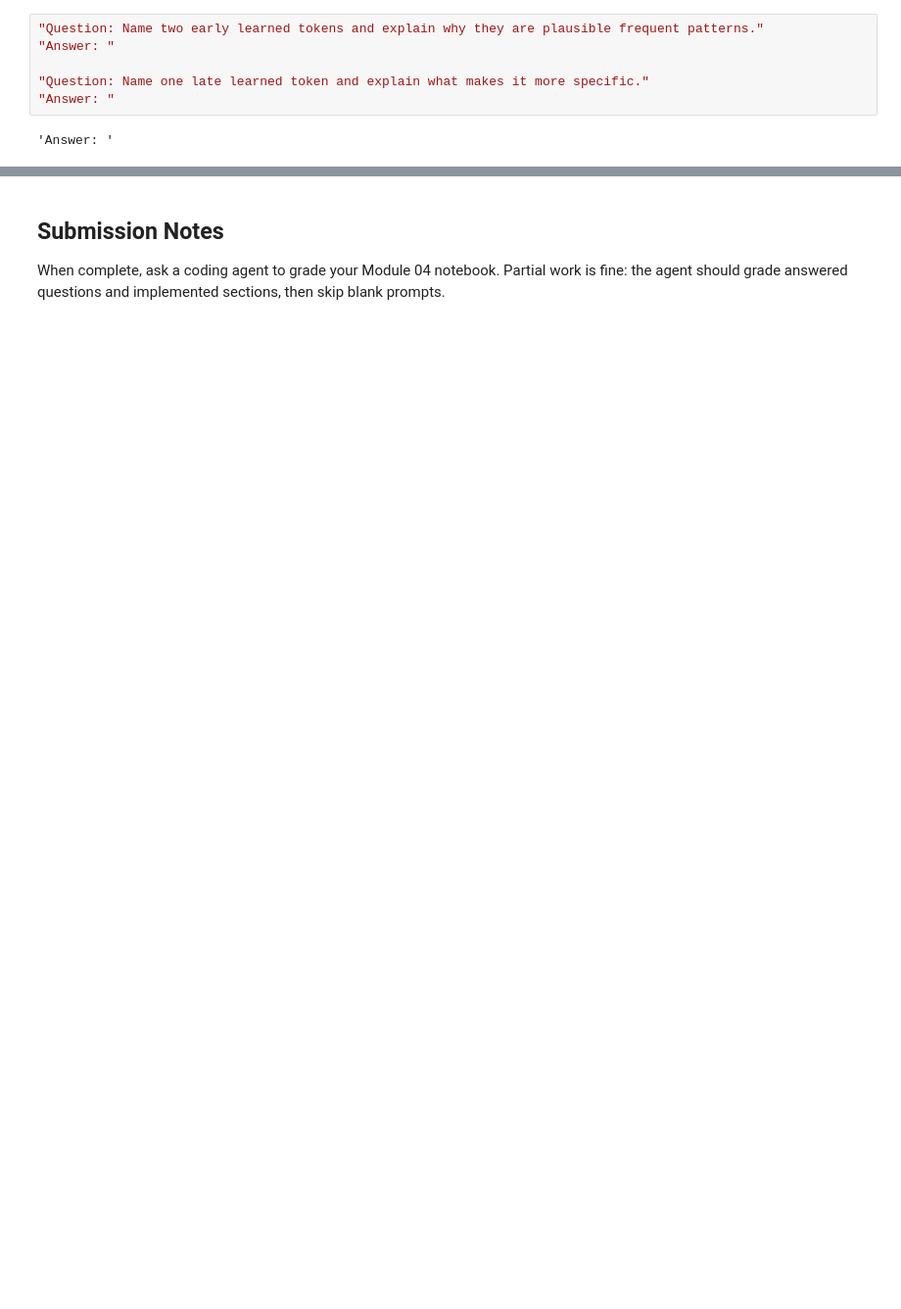
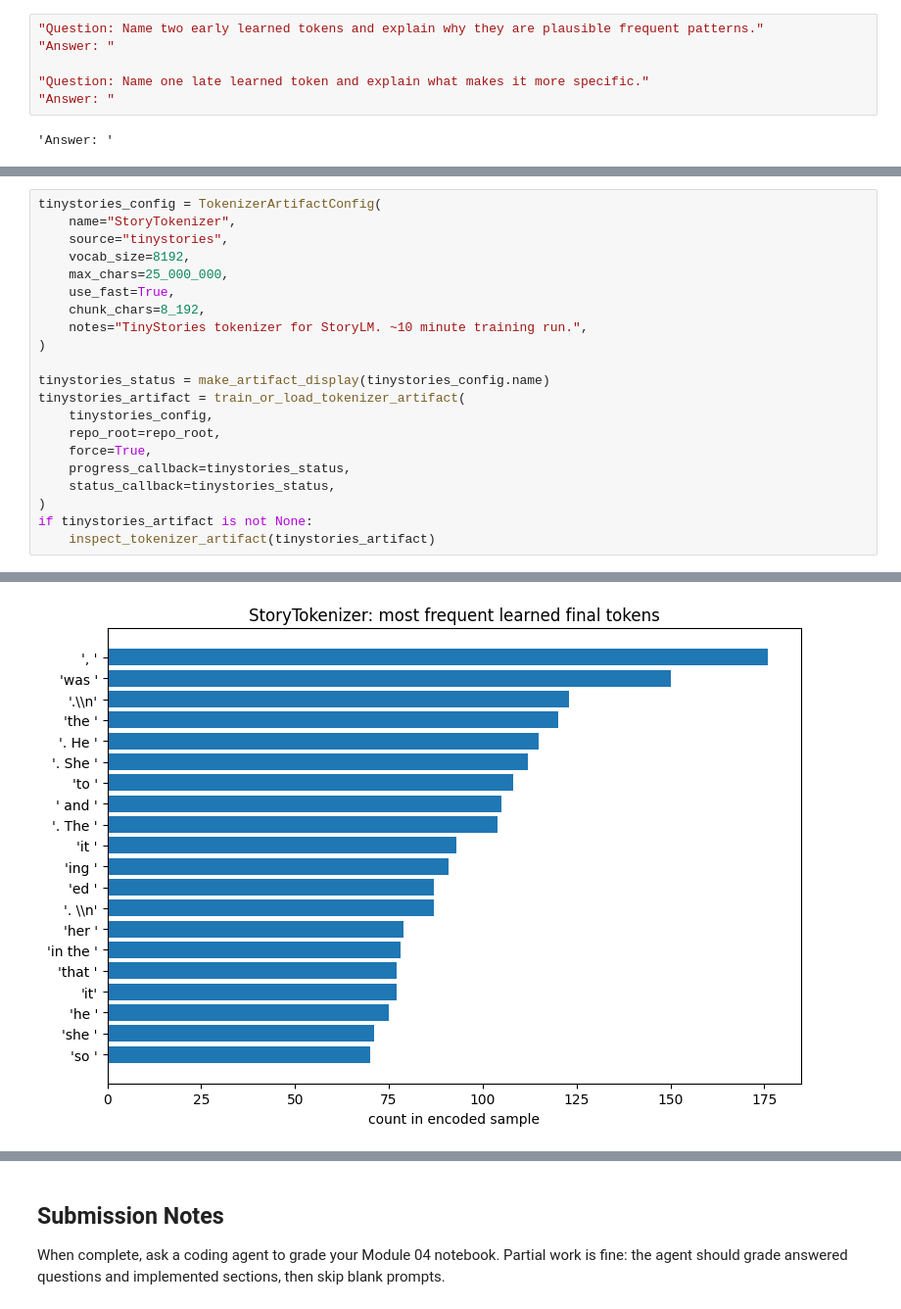
Before and after one commit to Mister-Meeseeks/g2c, a Jupyter notebook: notebooks/solutions/04-tokenizer.ipynb, the cells around one changed output, grey strips where cells are left out. Shown at 98% size. Drawn from its saved outputs; the diff is of its cells as text; blank space fills up the shorter version.

```diff
--- a/notebooks/solutions/04-tokenizer.ipynb
+++ b/notebooks/solutions/04-tokenizer.ipynb
@@ -474,0 +412,22 @@ G2CTokenizer: Compute merges `[#---------------------------]` `0/16,384` | elaps
+# %%
+tinystories_config = TokenizerArtifactConfig(
+    name="StoryTokenizer",
+    source="tinystories",
+    vocab_size=8192,
+    max_chars=25_000_000,
+    use_fast=True,
+    chunk_chars=8_192,
+    notes="TinyStories tokenizer for StoryLM. ~10 minute training run.",
+)
+
+tinystories_status = make_artifact_display(tinystories_config.name)
+tinystories_artifact = train_or_load_tokenizer_artifact(
+    tinystories_config,
+    repo_root=repo_root,
+    force=True,
+    progress_callback=tinystories_status,
+    status_callback=tinystories_status,
+)
+if tinystories_artifact is not None:
+    inspect_tokenizer_artifact(tinystories_artifact)
+# %% [output]
@@ -474,0 +452 @@ G2CTokenizer: Compute merges `[#---------------------------]` `0/16,384` | elaps
+[figure, added]
```
Also changed, not shown: parts of 28 cells of this notebook, 4 other files.
